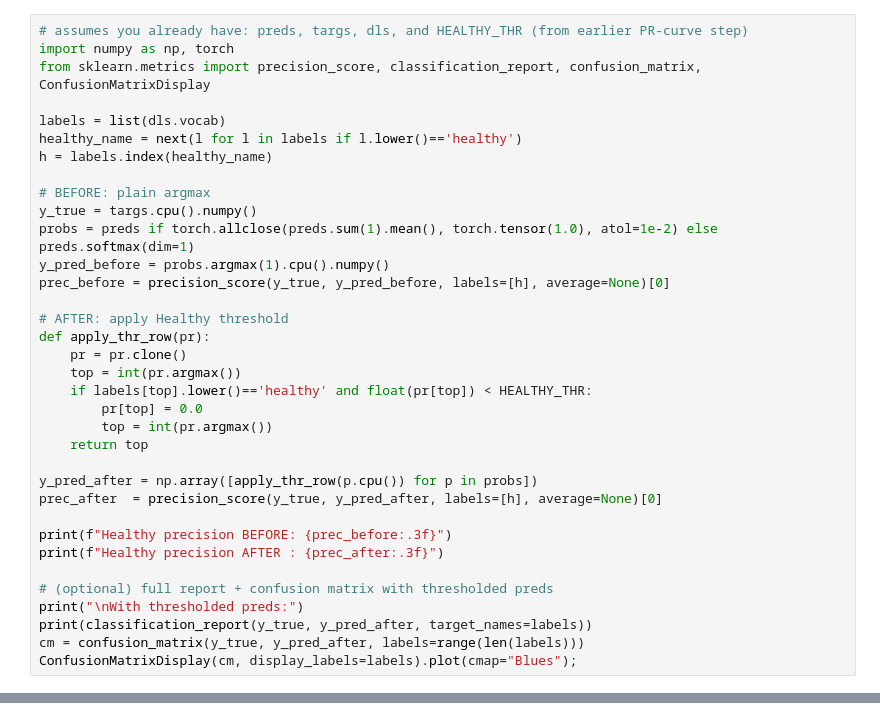
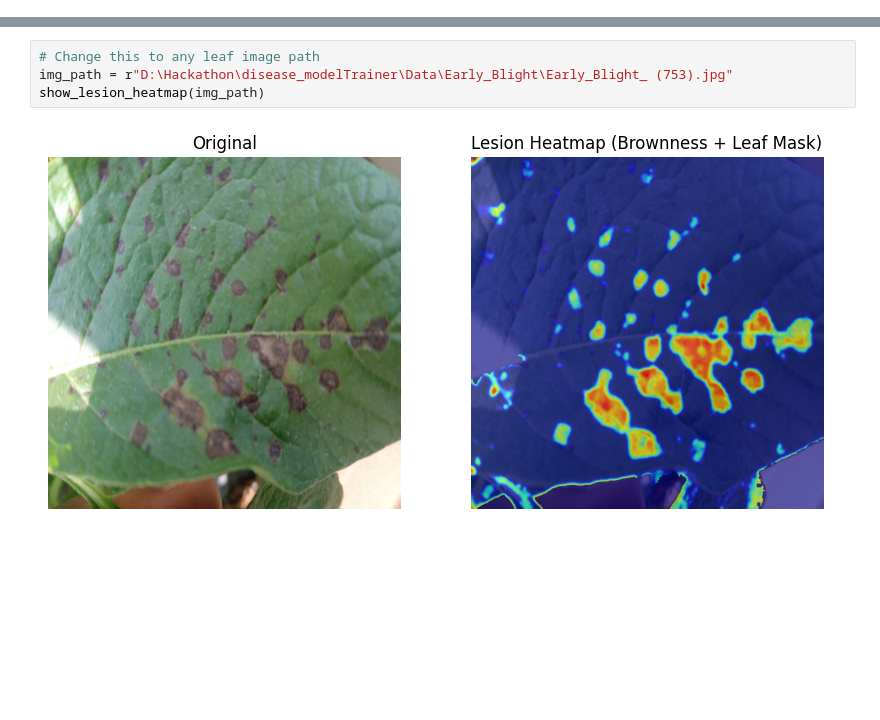
Before and after one commit to Rohan1c/disease_modelTrainer, a Jupyter notebook: main.ipynb, the cells around one changed output, grey strips where cells are left out. Drawn from its saved outputs; the diff is of its cells as text; blank space fills up the shorter version.

```diff
--- a/main.ipynb
+++ b/main.ipynb
@@ -161,35 +0,0 @@ def predict_with_threshold(img, learn):
-# %%
-# assumes you already have: preds, targs, dls, and HEALTHY_THR (from earlier PR-curve step)
-import numpy as np, torch
-from sklearn.metrics import precision_score, classification_report, confusion_matrix, ConfusionMatrixDisplay
-
-labels = list(dls.vocab)
-healthy_name = next(l for l in labels if l.lower()=='healthy')
-h = labels.index(healthy_name)
-
-# BEFORE: plain argmax
-y_true = targs.cpu().numpy()
-probs = preds if torch.allclose(preds.sum(1).mean(), torch.tensor(1.0), atol=1e-2) else preds.softmax(dim=1)
-y_pred_before = probs.argmax(1).cpu().numpy()
-prec_before = precision_score(y_true, y_pred_before, labels=[h], average=None)[0]
-
-# AFTER: apply Healthy threshold
-def apply_thr_row(pr):
-    pr = pr.clone()
-    top = int(pr.argmax())
-    if labels[top].lower()=='healthy' and float(pr[top]) < HEALTHY_THR:
-        pr[top] = 0.0
-        top = int(pr.argmax())
-    return top
-
-y_pred_after = np.array([apply_thr_row(p.cpu()) for p in probs])
-prec_after  = precision_score(y_true, y_pred_after, labels=[h], average=None)[0]
-
-print(f"Healthy precision BEFORE: {prec_before:.3f}")
-print(f"Healthy precision AFTER : {prec_after:.3f}")
-
-# (optional) full report + confusion matrix with thresholded preds
-print("\nWith thresholded preds:")
-print(classification_report(y_true, y_pred_after, target_names=labels))
-cm = confusion_matrix(y_true, y_pred_after, labels=range(len(labels)))
-ConfusionMatrixDisplay(cm, display_labels=labels).plot(cmap="Blues");
@@ -292,0 +497,6 @@ weighted avg       0.93      0.93      0.93       430
+# %%
+# Change this to any leaf image path
+img_path = r"D:\Hackathon\disease_modelTrainer\Data\Early_Blight\Early_Blight_ (753).jpg"
+show_lesion_heatmap(img_path)
+# %% [output]
+[figure, added]
```
Also changed, not shown: parts of 17 cells of this notebook.
